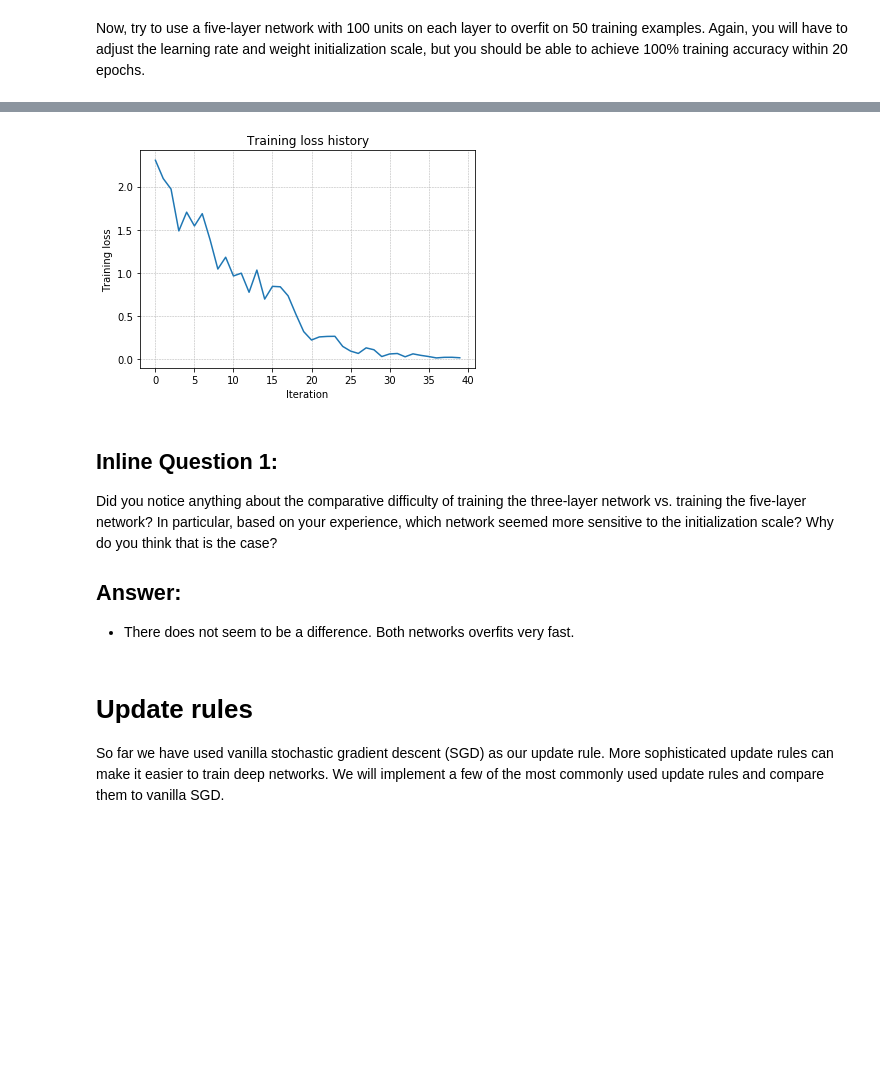
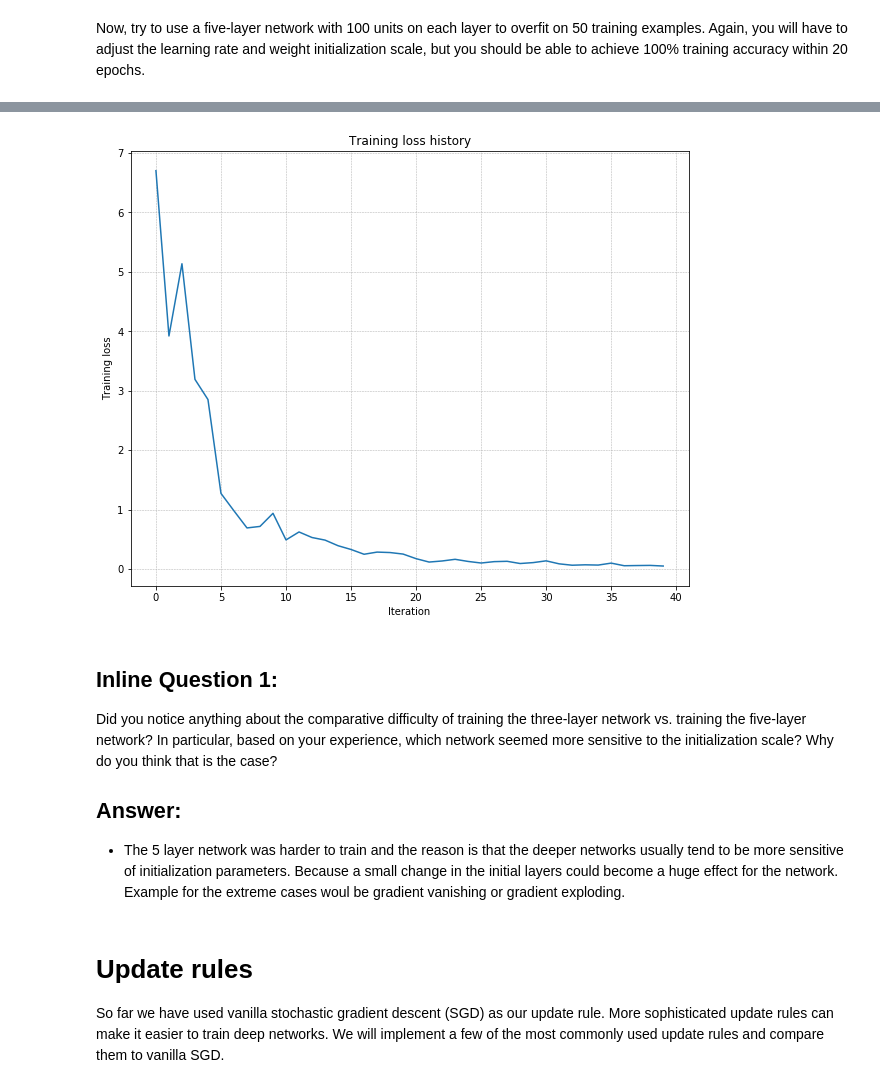
Before and after one commit to uyarahmet/COMP411, a Jupyter notebook: Assignment-2/FullyConnectedNets.ipynb, the cells around one changed output, grey strips where cells are left out. Drawn from its saved outputs; the diff is of its cells as text; code cells hidden in the pictures; blank space fills up the shorter version.

```diff
--- a/Assignment-2/FullyConnectedNets.ipynb
+++ b/Assignment-2/FullyConnectedNets.ipynb
@@ -171,8 +183,8 @@ small_data = {
   'y_val': data['y_val'],
 }
 
-learning_rate = 1e-2  # Experiment with this!
-weight_scale = 1e-2  # Experiment with this!
+learning_rate = 5e-3  # Experiment with this!
+weight_scale = 5e-2  # Experiment with this!
 model = FullyConnectedNet(
     [100, 100, 100, 100],
     weight_scale=weight_scale,
@@ -216,10 +228,10 @@ plt.show()
-[figure, old version]
+[figure, new version]
 # %% [markdown]
 ## Inline Question 1:
 Did you notice anything about the comparative difficulty of training the three-layer network vs. training the five-layer network? In particular, based on your experience, which network seemed more sensitive to the initialization scale? Why do you think that is the case?
 
 ## Answer:
-- There does not seem to be a difference. Both networks overfits very fast.
+- The 5 layer network was harder to train and the reason is that the deeper networks usually tend to be more sensitive of initialization parameters. Because a small change in the initial layers could become a huge effect for the network. Example for the extreme cases woul be gradient vanishing or gradient exploding.
 # %% [markdown]
 # Update rules
 So far we have used vanilla stochastic gradient descent (SGD) as our update rule. More sophisticated update rules can make it easier to train deep networks. We will implement a few of the most commonly used update rules and compare them to vanilla SGD.
```
Also changed, not shown: parts of 10 cells of this notebook, 1 other file.
